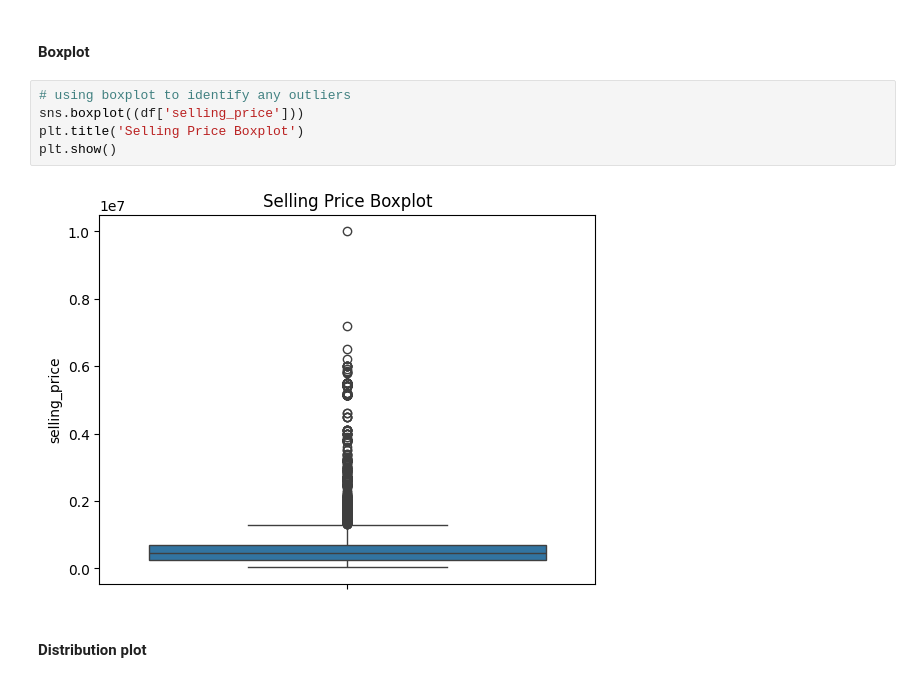
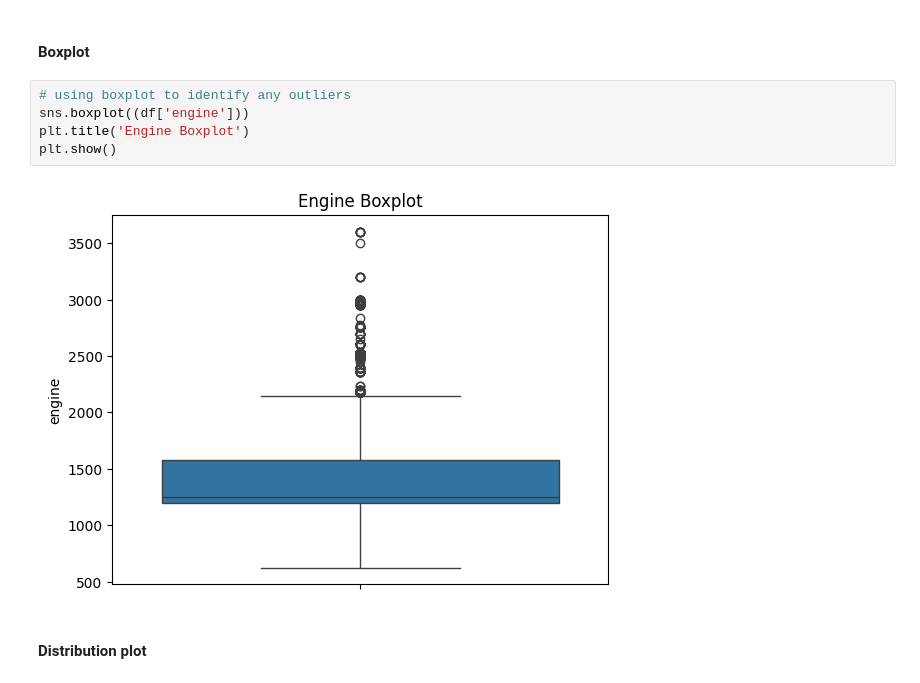
Before and after one commit to puskr99/car-price-prediction-ML, a Jupyter notebook: code/car-price-prediction.ipynb, the cells around one changed output. Saved outputs shown, nothing was run; the diff lists cells and outputs as text.

```diff
--- a/code/car-price-prediction.ipynb
+++ b/code/car-price-prediction.ipynb
@@ -249,11 +249,11 @@ plt.show()
 #### Boxplot
 # %%
 # using boxplot to identify any outliers
-sns.boxplot((df['selling_price']))
-plt.title('Selling Price Boxplot')
+sns.boxplot((df['engine']))
+plt.title('Engine Boxplot')
 plt.show()
 # %% [output]
-[figure, old version]
+[figure, new version]
 # %% [markdown]
 #### Distribution plot
 # %%
```
Also changed, not shown: parts of 22 cells of this notebook, 1 other file.
